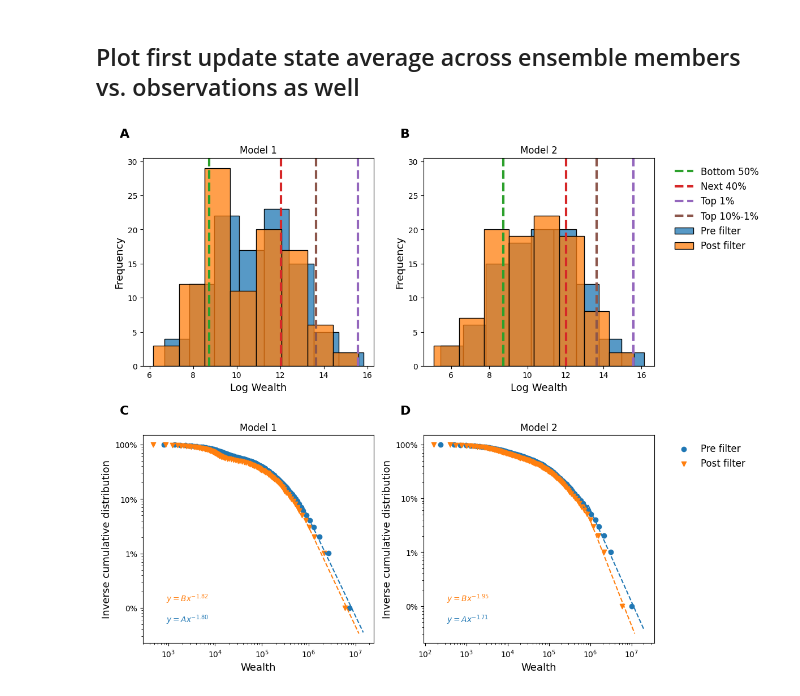
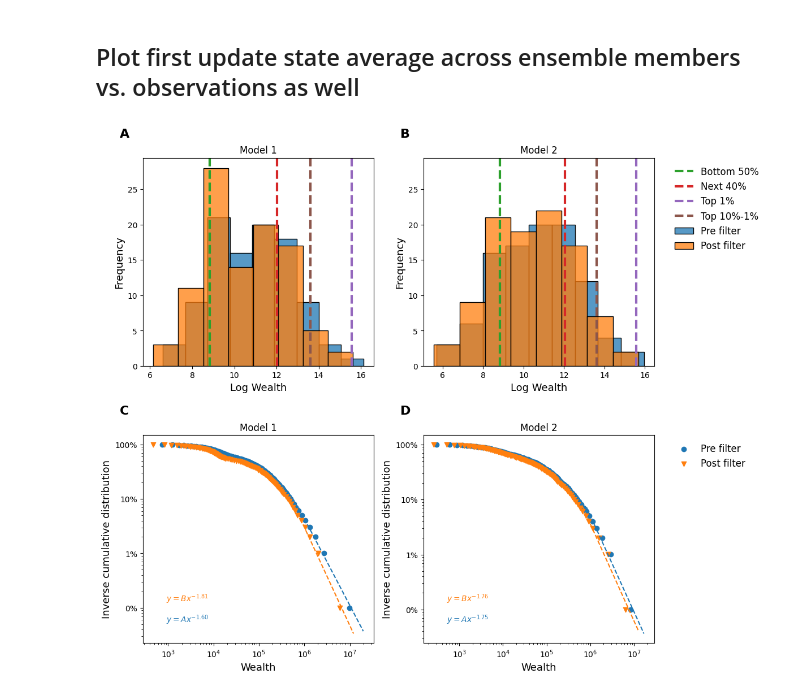
Before and after one commit to yannickoswald/real_time_ineq_abm, a Jupyter notebook: rtabm/experiment1_jupyter.ipynb, the cells around one changed output. Cells and saved outputs as stored; diff of their text form; code cells hidden in the pictures.

```diff
--- a/rtabm/experiment1_jupyter.ipynb
+++ b/rtabm/experiment1_jupyter.ipynb
@@ -130,7 +130,7 @@ class Experiment1:
 
 # Example usage
 if __name__ == "__main__":
-    filter_freq = 30
+    filter_freq = 20
     experiment1 = Experiment1(num_agents=100,
                               ensemble_size=100,
                               macro_state_dim=4, # needs to be set to 3 for the model to work if num_agents < 100
@@ -477,13 +474,13 @@ with open(os.path.join(path, 'data', 'wealth_data_for_import.csv')) as f:
 fig, ((ax1, ax2), (ax3, ax4)) = plt.subplots(2, 2, figsize=(12, 10))
 
 # First model histogram plots
-sns.histplot(result_df_avg[result_df_avg['time_step'] == 30]['log_wealth'], ax=ax1, label='Time step 31: Pre filter', color='tab:blue')
-sns.histplot(result_df_avg[result_df_avg['time_step'] == 31]['log_wealth'], ax=ax1, label='Time step 32: Post filter', color='tab:orange')
+sns.histplot(result_df_avg[result_df_avg['time_step'] == 20]['log_wealth'], ax=ax1, label='Time step 21: Pre filter', color='tab:blue')
+sns.histplot(result_df_avg[result_df_avg['time_step'] == 21]['log_wealth'], ax=ax1, label='Time step 22: Post filter', color='tab:orange')
 
 # Subset the data to the years 1990-2022
 wealth_data = wealth_data[(wealth_data['year'] >= 1990) & (wealth_data['year'] <= 2022)]
 # Subset wealth data based on column year being 1992 and month column being 7
-wealth_data_empirical = wealth_data[(wealth_data['year'] == 1992) & (wealth_data['month'] == 7)]
+wealth_data_empirical = wealth_data[(wealth_data['year'] == 1991) & (wealth_data['month'] == 8)] # 1991-08-01 needs to be approx. 20th month
 # Subset the column real_wealth_per_unit only and log transform the data
 wealth_data_empirical_log = np.log(wealth_data_empirical['real_wealth_per_unit'])
 
@@ -495,8 +492,8 @@ for i, (value, label, color) in enumerate(zip(wealth_data_empirical_log, empiric
     ax2.axvline(value, color=color, linestyle='--', linewidth=3, label=label)
 
 # Second model histogram plots
-sns.histplot(result_df_avg_model2[result_df_avg_model2['time_step'] == 30]['log_wealth'], ax=ax2, label='Pre filter', color='tab:blue')
-sns.histplot(result_df_avg_model2[result_df_avg_model2['time_step'] == 31]['log_wealth'], ax=ax2, label='Post filter', color='tab:orange')
+sns.histplot(result_df_avg_model2[result_df_avg_model2['time_step'] == 20]['log_wealth'], ax=ax2, label='Pre filter', color='tab:blue')
+sns.histplot(result_df_avg_model2[result_df_avg_model2['time_step'] == 21]['log_wealth'], ax=ax2, label='Post filter', color='tab:orange')
 
 # Adjust layout to fit legends outside the plots
 fig.tight_layout(rect=[0, 0, 0.85, 1])
@@ -524,8 +521,8 @@ ax3.set_title('Model 1')
 ax4.set_title('Model 2')
 
 # Plot the non log wealth as inverse cumulative distribution
-values_model1_pre_update = np.sort(result_df_avg[result_df_avg['time_step'] == 30]['average_wealth'])
-values_model1_post_update = np.sort(result_df_avg[result_df_avg['time_step'] == 31]['average_wealth'])
+values_model1_pre_update = np.sort(result_df_avg[result_df_avg['time_step'] == 20]['average_wealth'])
+values_model1_post_update = np.sort(result_df_avg[result_df_avg['time_step'] == 21]['average_wealth'])
 # make cumulative percentiles of values
 percentiles = np.linspace(0, 100, len(values_model1_pre_update))/100
 # plot the percentiles
@@ -544,8 +541,8 @@ ax3.yaxis.set_major_formatter(mtick.PercentFormatter(1.0))
 
 
 # Plot the non log wealth as inverse cumulative distribution
-values_model2_pre_update = np.sort(result_df_avg_model2[result_df_avg_model2['time_step'] == 30]['average_wealth'])
-values_model2_post_update = np.sort(result_df_avg_model2[result_df_avg_model2['time_step'] == 31]['average_wealth'])
+values_model2_pre_update = np.sort(result_df_avg_model2[result_df_avg_model2['time_step'] == 20]['average_wealth'])
+values_model2_post_update = np.sort(result_df_avg_model2[result_df_avg_model2['time_step'] == 21]['average_wealth'])
 # make cumulative percentiles of values
 percentiles = np.linspace(0, 100, len(values_model2_pre_update))/100
 
@@ -600,31 +597,31 @@ ax3.text(0.1, 0.2, f'$y = Bx^{{{slope1:.2f}}}$', transform=ax3.transAxes, color=
 last7 = values_model2_pre_update[-7:]
 # last 7 percentiles
 inv_cumulative_last7 = inv_cumulative[-7:]
 # make linear fit of last7 as x and percentiles_last7 as y
 slope2, intercept2 = np.polyfit(np.log(last7), np.log(inv_cumulative_last7), 1)
 # make power law fit with the slope and intercept
 x_dummy = np.linspace(min(last7), max(last7) * 2, 100)
 power_law = np.exp(slope2*np.log(x_dummy) + intercept2)
 ax4.plot(x_dummy, power_law, label='Power law fit', color='tab:blue', linestyle='--')
 # plot equation lower left corner of ax3
 ax4.text(0.1, 0.1, f'$y = Ax^{{{slope2:.2f}}}$', transform=ax4.transAxes, color='tab:blue')
 
 
 # do fit for the  values_model2_post_update
 last7 = values_model2_post_update[-7:]
 # last 7 percentiles
 inv_cumulative_last7 = inv_cumulative[-7:]
 # make linear fit of last7 as x and percentiles_last7 as y
 slope3, intercept3 = np.polyfit(np.log(last7), np.log(inv_cumulative_last7), 1)
 # make power law fit with the slope and intercept
 x_dummy = np.linspace(min(last7), max(last7) * 2, 100)
 power_law = np.exp(slope3*np.log(x_dummy) + intercept3)
 ax4.plot(x_dummy, power_law, label='Power law fit', color='tab:orange', linestyle='--')
 # plot equation lower left corner of ax4
 ax4.text(0.1, 0.2, f'$y = Bx^{{{slope3:.2f}}}$', transform=ax4.transAxes, color='tab:orange')
 
 plt.tight_layout()
 
 plt.savefig('fig5.png', dpi=300)
 # %% [output]
-[figure, old version]
+[figure, new version]
```
Also changed, not shown: parts of 4 cells of this notebook, 4 other files.
